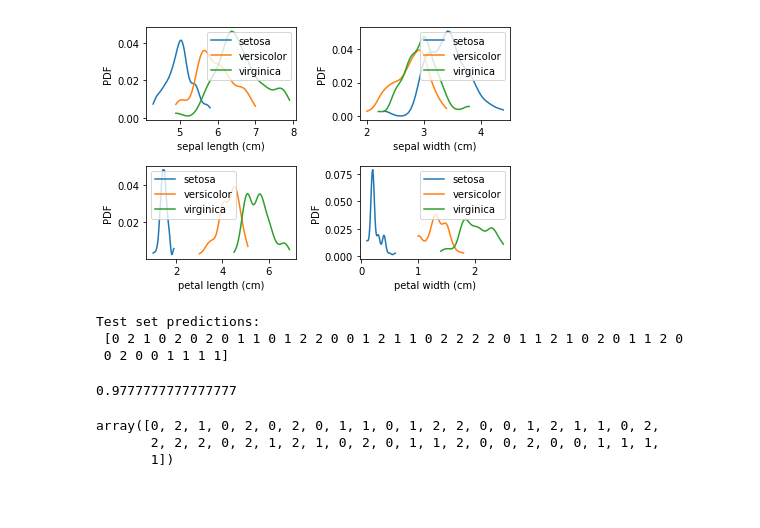
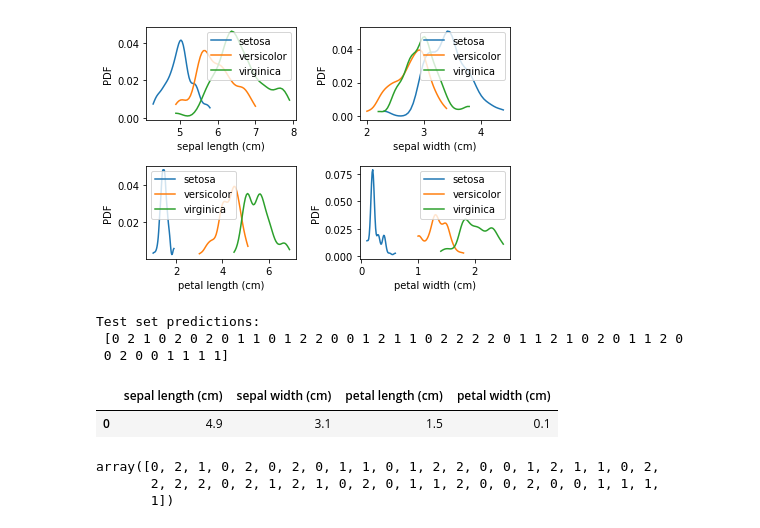
Before and after one commit to ASHSWAN1999/Bayes-vs-Machine-Learning-Comparison, a Jupyter notebook: project3.ipynb, the cells around one changed output. Drawn from its saved outputs; the diff is of its cells as text; code cells hidden in the pictures; blank space fills up the shorter version.

```diff
--- a/project3.ipynb
+++ b/project3.ipynb
@@ -73,18 +74,22 @@ for fl in [setosa,versicolor,virginica]:
 # %%
 X_train, X_test, y_train, y_test =train_test_split(X, y, test_size=0.3, random_state=23, stratify=y)
 
 bayes = GaussianNB()
 bayes.fit(X_train, y_train)
 y_pred = bayes.predict(X_test)
 
 print("Test set predictions:\n {}".format(y_pred))
 
 bayes.score(X_test, y_test)
+
+pd.DataFrame(X_test[7:8], columns=iris.feature_names)
+# X_test[3:5]
 # %% [output]
 Test set predictions:
  [0 2 1 0 2 0 2 0 1 1 0 1 2 2 0 0 1 2 1 1 0 2 2 2 2 0 1 1 2 1 0 2 0 1 1 2 0
  0 2 0 0 1 1 1 1]
-0.9777777777777777
+|  | sepal length (cm) | sepal width (cm) | petal length (cm) | petal width (cm) |
+| 0 | 4.9 | 3.1 | 1.5 | 0.1 |
 # %%
 y_test
 # %% [output]
```
Also changed, not shown: parts of 4 cells of this notebook.
